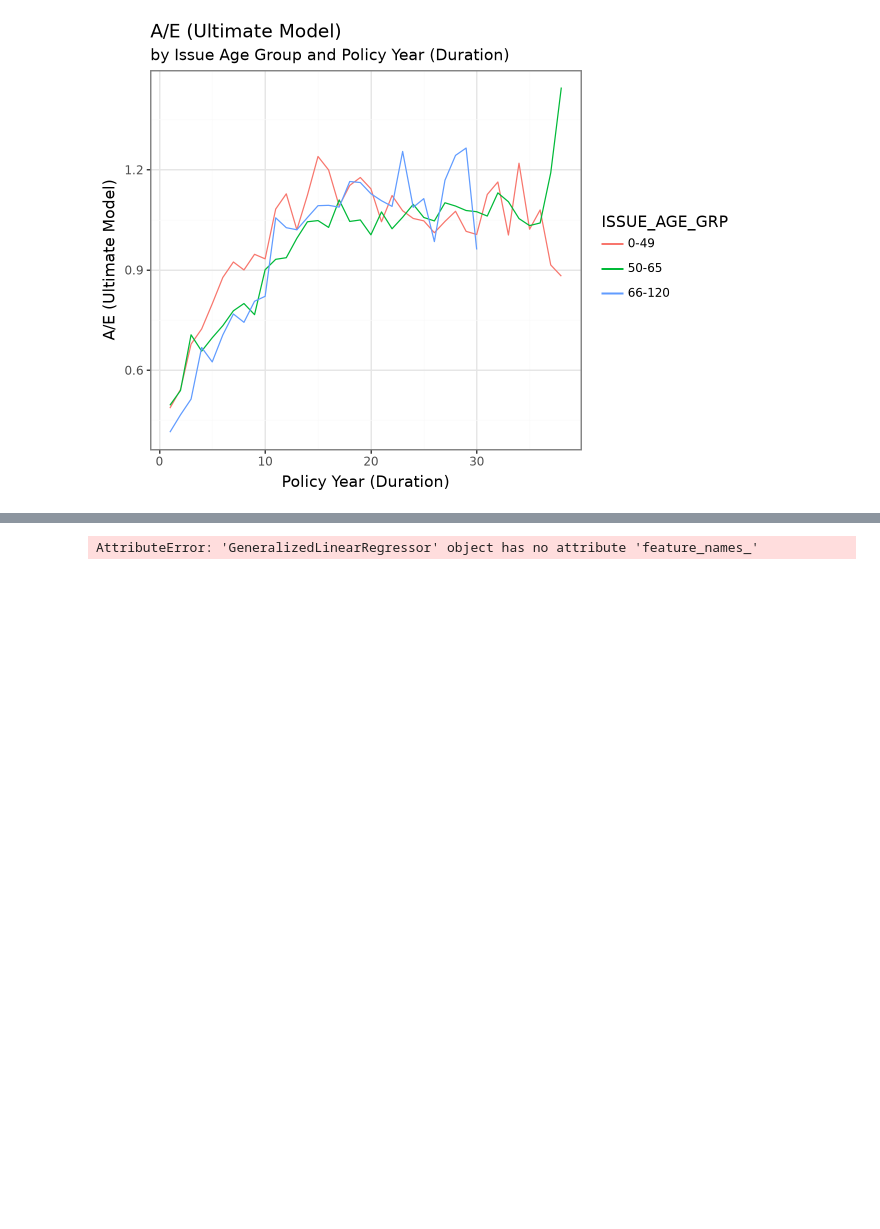
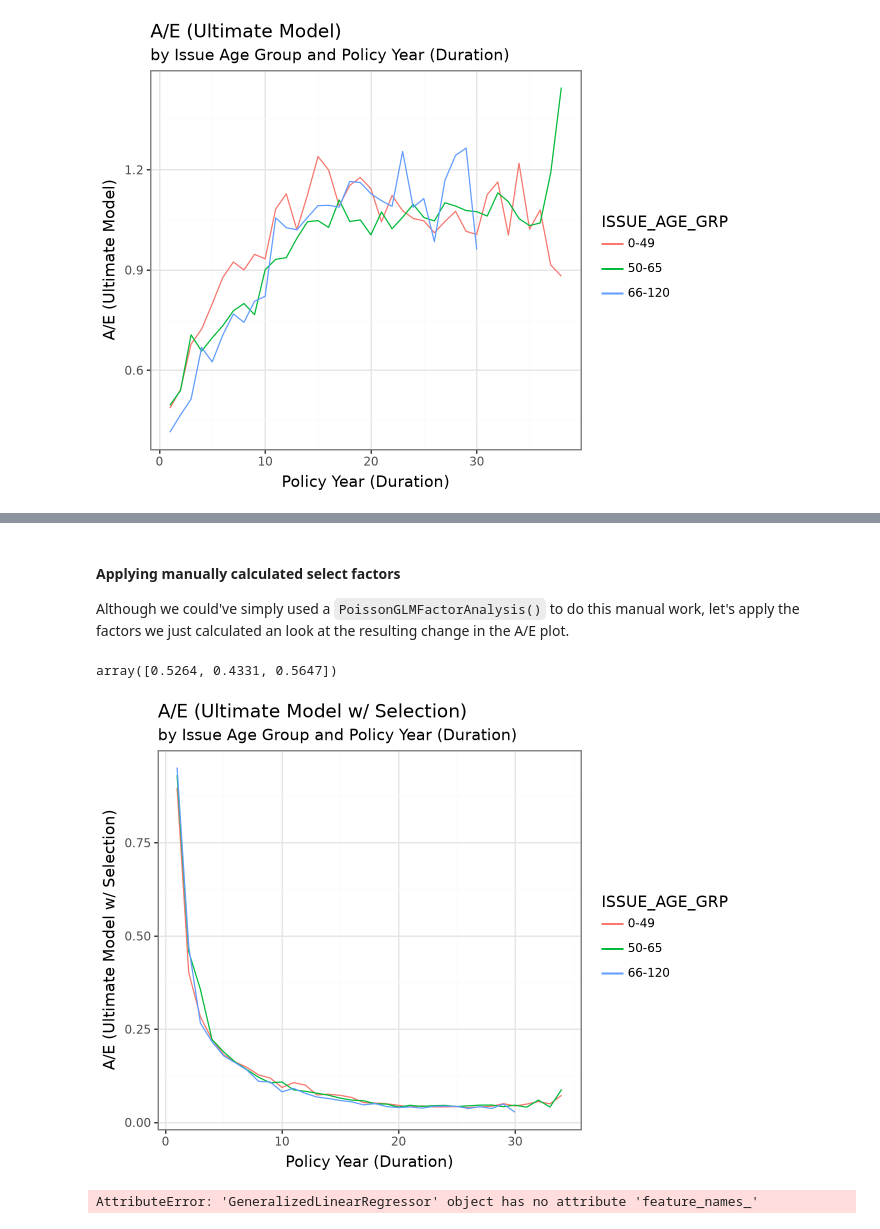
Before and after one commit to mma-fsa/data-examples, a Jupyter notebook: src/analysis/2_seriatim_data_glm.ipynb, the cells around one changed output, grey strips where cells are left out. Saved outputs shown, nothing was run; the diff lists cells and outputs as text; code cells hidden in the pictures; blank space fills up the shorter version.

```diff
--- a/src/analysis/2_seriatim_data_glm.ipynb
+++ b/src/analysis/2_seriatim_data_glm.ipynb
@@ -798,3 +866,57 @@ Note that the above fit includes a 0. This **does not** mean that there is no se
+# %% [markdown]
+#### Applying manually calculated select factors
+
+Although we could've simply used a `PoissonGLMFactorAnalysis()` to do this manual work, let's apply the factors we just calculated an look at the resulting change in the A/E plot.
+# %%
+df_train_w_sel["PARAM_C"].unique()
+# %% [output]
+array([0.5264, 0.4331, 0.5647])
+# %%
+c_params = {
+    "0-49": 0.5647,
+    "50-65": 0.5264,
+    "66-120": 0.4331
+}
+
+p_params = {
+    "0-49": 1.2739,
+    # remember, that when LOG_SEL_FACTOR_DURATION:ISSUE_AGE_GRP[T.50-65] term is zero,
+    # we still need to use base term (LOG_SEL_FACTOR_DURATION), so we end up with the same
+    # slope as the 0-49 group.
+    "50-65": 1.2739,
+    "66-120": 1.3836
+}
+
+# calculate the power functions / selection factors,
+# apply to the ultimate expected rate,
+# and calculate the A/E for the resulting updated expected counts (now w/ selection)
+df_train_w_sel = df_train.assign(
+    PARAM_C=lambda x: x["ISSUE_AGE_GRP"].map(c_params).astype("float64"),
+    PARAM_P=lambda x: x["ISSUE_AGE_GRP"].map(p_params).astype("float64"),
+    SEL_FACTOR=lambda x: x["PARAM_C"] * (x["SEL_FACTOR_DURATION"] ** x["PARAM_P"]),
+    EXP_COUNT_SEL=lambda x: x["EXPECTED_COUNT_ULT"] * x["SEL_FACTOR"]
+)
+
+df_plot_data = (
+    df_train_w_sel
+    .groupby(["ISSUE_AGE_GRP", "DURATION"])
+    .agg({"EXP_COUNT_SEL": "sum", "CLAIM_COUNT": "sum"})
+    .reset_index()
+    .assign(
+        AE_SEL=lambda x: x["CLAIM_COUNT"] / x["EXP_COUNT_SEL"]
+    )
+)
+
+(
+    p9.ggplot(df_plot_data, p9.aes(x="DURATION", y="AE_SEL", color="ISSUE_AGE_GRP")) +
+    p9.geom_line() +
+    p9.theme_bw() +
+    p9.ylab("A/E (Ultimate Model w/ Selection)") +
+    p9.xlab("Policy Year (Duration)") +
+    p9.ggtitle("A/E (Ultimate Model w/ Selection)", "by Issue Age Group and Policy Year (Duration)")
+)
+# %% [output]
+[figure, added]
 # %%
 glmnet_sel_only.coef_table()
 # %% [output]
```
Also changed, not shown: parts of 18 cells of this notebook.
